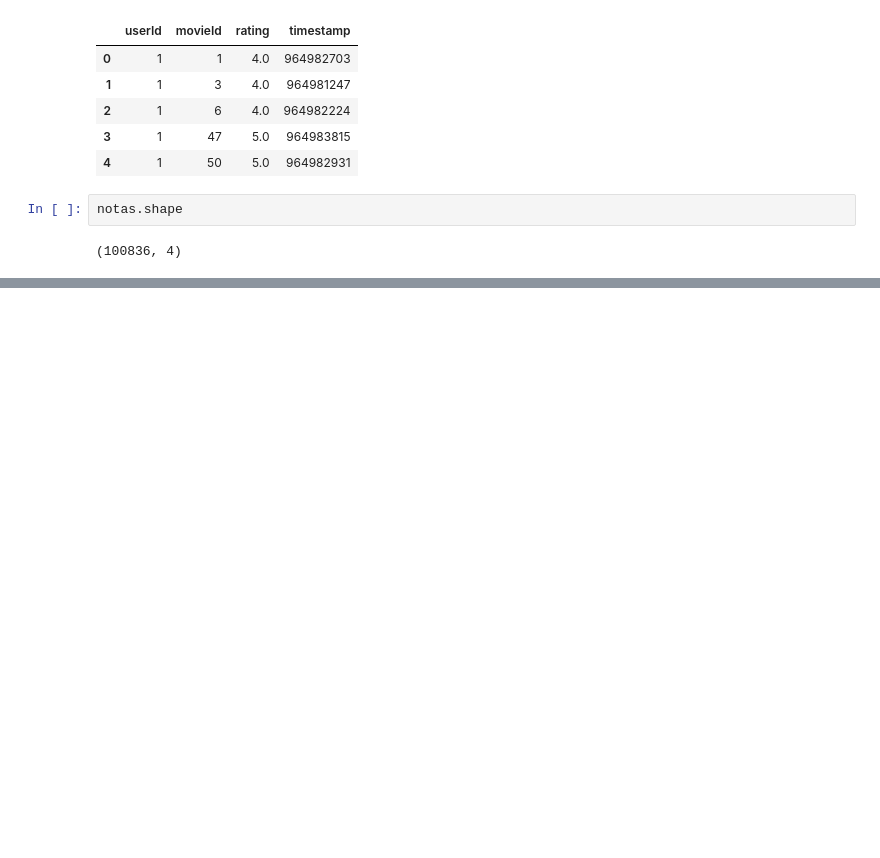
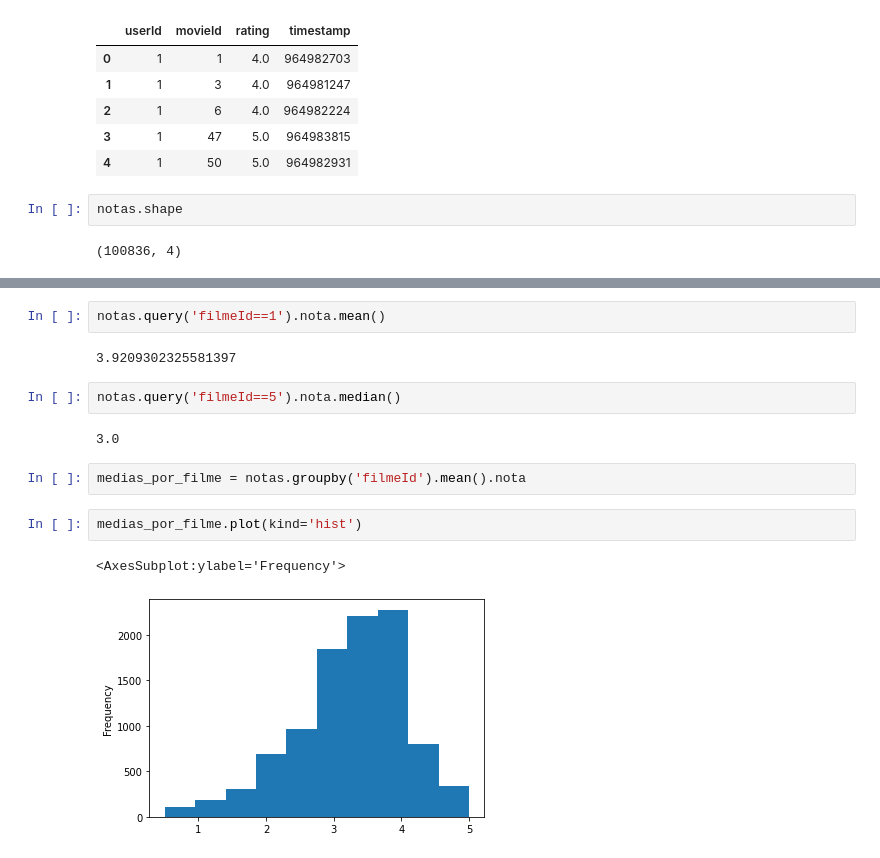
Before and after one commit to leandrobenicio/Data-Science, a Jupyter notebook: Introducao.ipynb, the cells around one changed output, grey strips where cells are left out. Saved outputs shown, nothing was run; the diff lists cells and outputs as text; blank space fills up the shorter version.

```diff
--- a/Introducao.ipynb
+++ b/Introducao.ipynb
@@ -29,0 +130,15 @@ notas.head()
+# %%
+notas.query('filmeId==1').nota.mean()
+# %% [output]
+3.9209302325581397
+# %%
+notas.query('filmeId==5').nota.median()
+# %% [output]
+3.0
+# %%
+medias_por_filme = notas.groupby('filmeId').mean().nota
+# %%
+medias_por_filme.plot(kind='hist')
+# %% [output]
+<AxesSubplot:ylabel='Frequency'>
+[figure, added]
```
Also changed, not shown: parts of 25 cells of this notebook, 5 other files.
